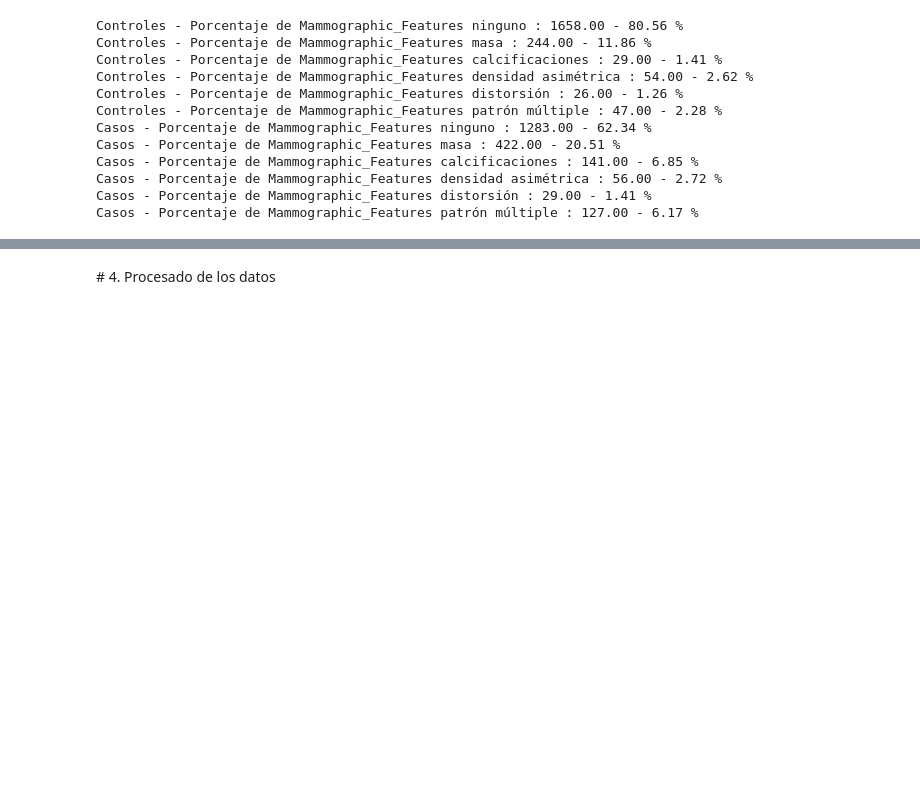
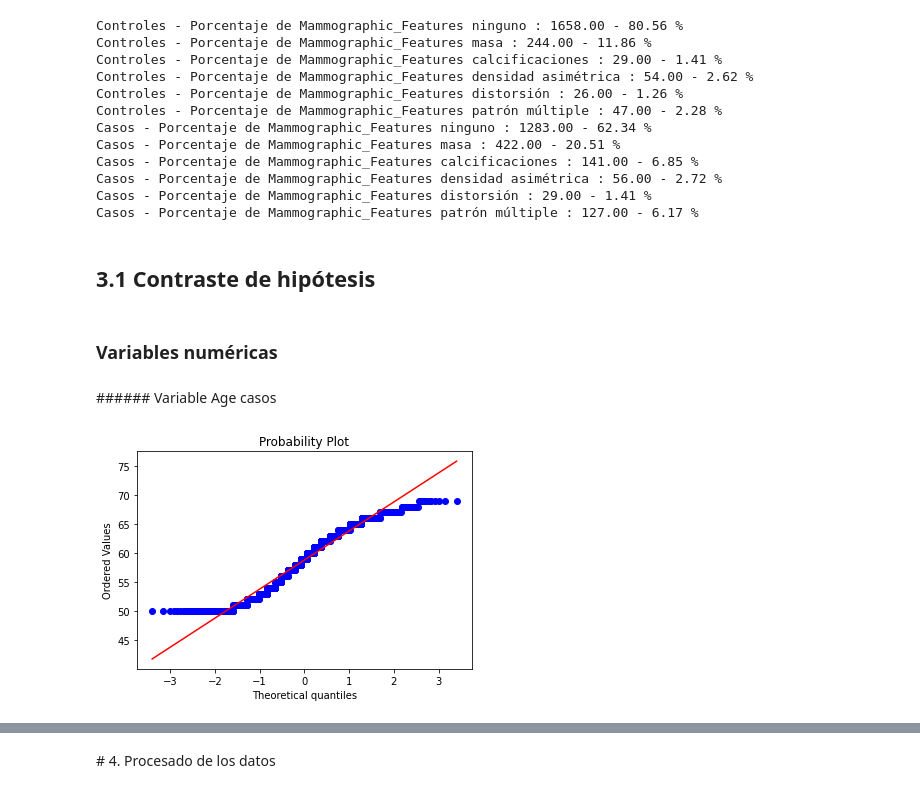
Before and after one commit to Txibani/tfm-code, a Jupyter notebook: notebooks/COHORT_TO_CASE-CONTROL.ipynb, the cells around one changed output, grey strips where cells are left out. Drawn from its saved outputs; the diff is of its cells as text; code cells hidden in the pictures; blank space fills up the shorter version.

```diff
--- a/notebooks/COHORT_TO_CASE-CONTROL.ipynb
+++ b/notebooks/COHORT_TO_CASE-CONTROL.ipynb
@@ -377,3 +370,16 @@ Casos - Porcentaje de Mammographic_Features calcificaciones : 141.00 - 6.85 %
 Casos - Porcentaje de Mammographic_Features densidad asimétrica : 56.00 - 2.72 %
 Casos - Porcentaje de Mammographic_Features distorsión : 29.00 - 1.41 %
 Casos - Porcentaje de Mammographic_Features patrón múltiple : 127.00 - 6.17 %
+# %% [markdown]
+## 3.1 Contraste de hipótesis
+# %% [markdown]
+### Variables numéricas
+# %% [markdown]
+###### Variable Age casos
+# %%
+# Visualización distribución variable Age para las mujeres tipo control
+measurements = np.random.normal(loc = 20, scale = 5, size=100)
+stats.probplot(unique_case["Age"], dist="norm", plot=pylab)
+pylab.show()
+# %% [output]
+[figure, added]
```
Also changed, not shown: parts of 28 cells of this notebook.
